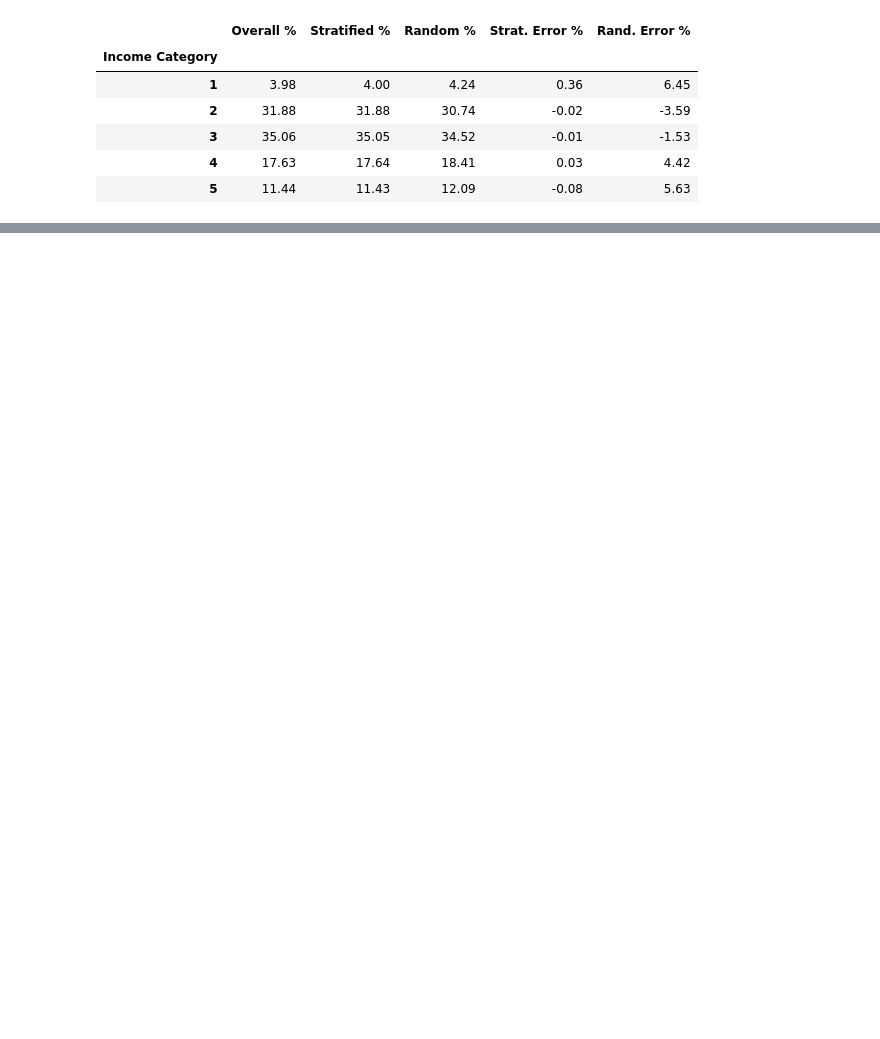
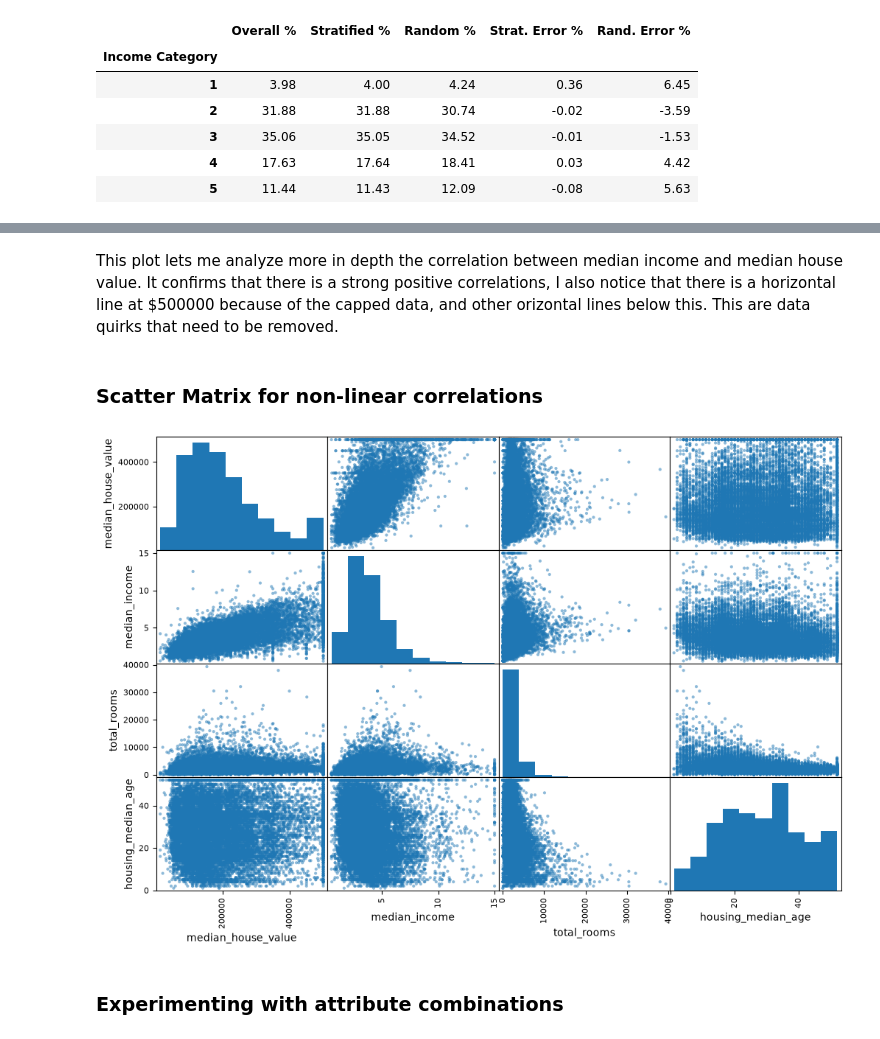
Before and after one commit to mattialollongo/housing-price-prediction, a Jupyter notebook: notebooks/01_exploration.ipynb, the cells around one changed output, grey strips where cells are left out. Cells and saved outputs as stored; diff of their text form; code cells hidden in the pictures; blank space fills up the shorter version.

```diff
--- a/notebooks/01_exploration.ipynb
+++ b/notebooks/01_exploration.ipynb
@@ -139,0 +195,15 @@ for set_ in (strat_test_set, strat_train_set):
+# %% [markdown]
+This plot lets me analyze more in depth the correlation between median income and median house value. It confirms that there is a strong positive correlations, I also notice that there is a horizontal line at $500000 because of the capped data, and other orizontal lines below this. This are data quirks that need to be removed.
+# %% [markdown]
+### Scatter Matrix for non-linear correlations
+# %%
+from pandas.plotting import scatter_matrix
+
+attributes = ["median_house_value", "median_income", "total_rooms", "housing_median_age"]
+
+scatter_matrix(housing[attributes], figsize=(12,8))
+plt.show()
+# %% [output]
+[figure, added]
+# %% [markdown]
+### Experimenting with attribute combinations
```
Also changed, not shown: parts of 21 cells of this notebook.
